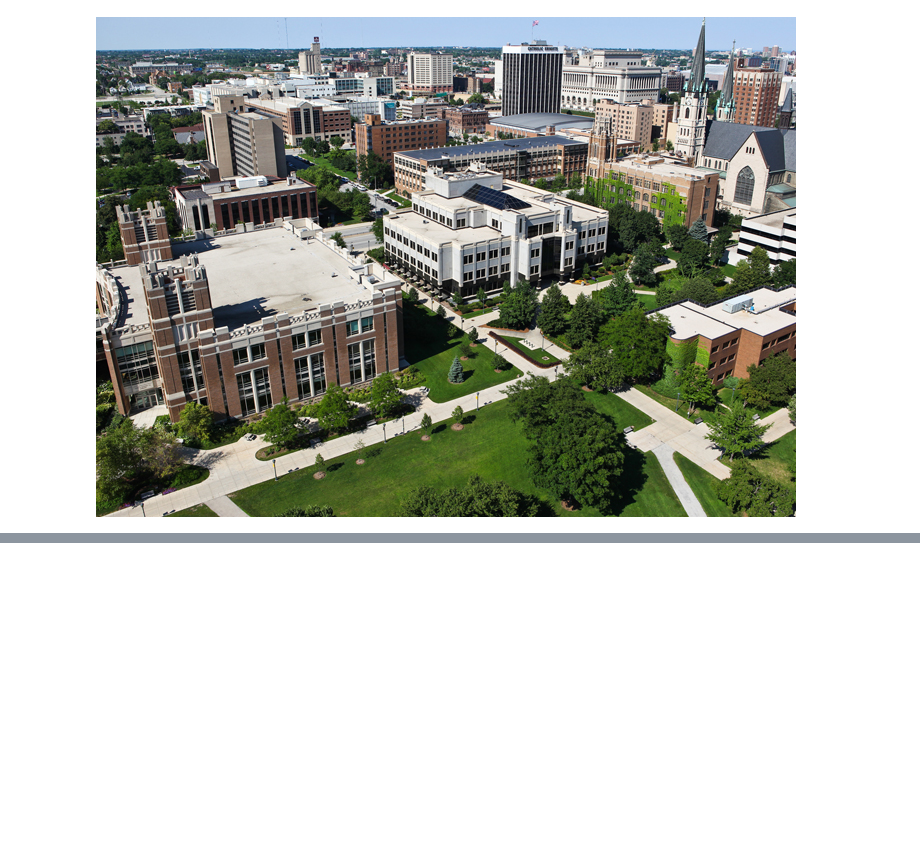
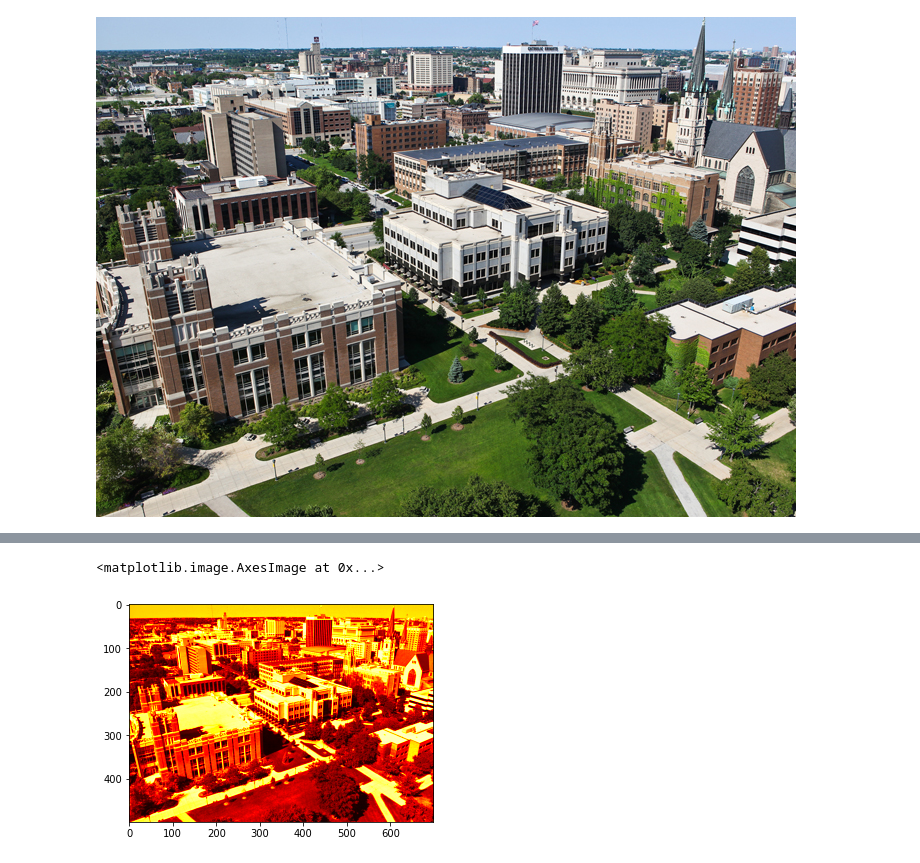
Before and after one commit to adachao/EECE5510, a Jupyter notebook: intro_to_python.ipynb, the cells around one changed output, grey strips where cells are left out. Saved outputs shown, nothing was run; the diff lists cells and outputs as text; code cells hidden in the pictures; blank space fills up the shorter version.

```diff
--- a/intro_to_python.ipynb
+++ b/intro_to_python.ipynb
@@ -160,0 +211,5 @@ display(img)
+# %%
+plt.imshow(lum_img, cmap="hot")
+# %% [output]
+<matplotlib.image.AxesImage at 0x...>
+[figure, added]
```
Also changed, not shown: parts of 8 cells of this notebook.
